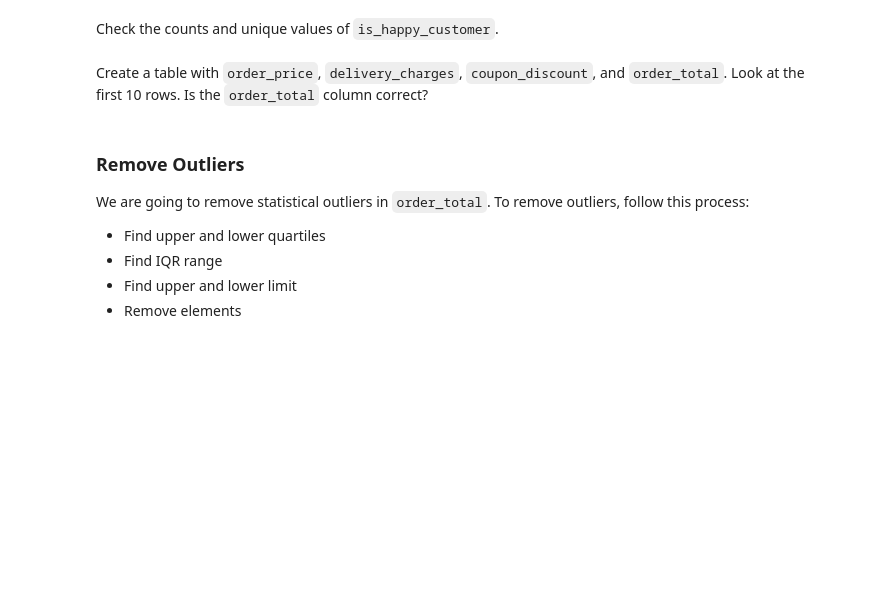
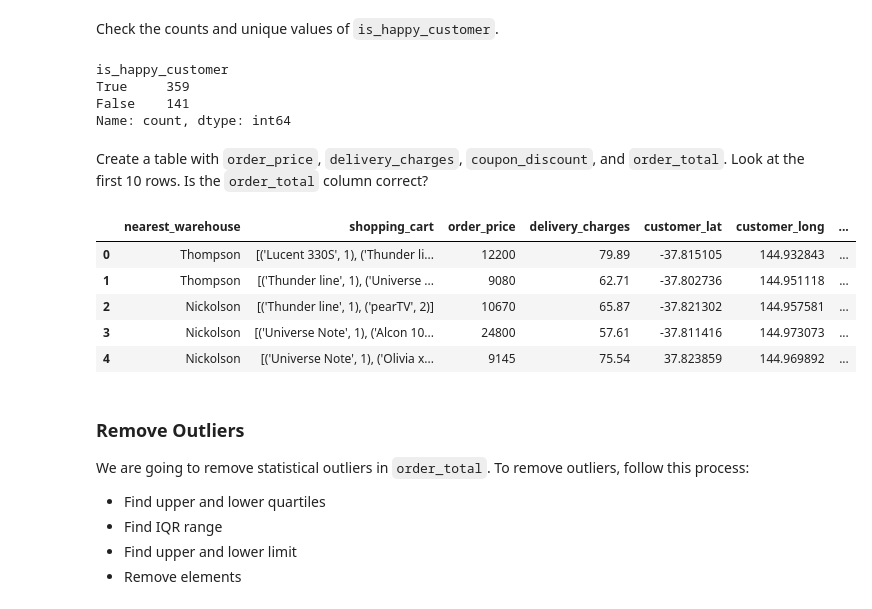
Before and after one commit to EPIC-Campus-LPS/cleaning-warehouse-data-rachelarnold123, a Jupyter notebook: Lab1.1.ipynb, the cells around one changed output. Drawn from its saved outputs; the diff is of its cells as text; code cells hidden in the pictures; blank space fills up the shorter version.

```diff
--- a/Lab1.1.ipynb
+++ b/Lab1.1.ipynb
@@ -70,4 +211,8 @@ Now, let's check what the unique values of warehouse are.
 # %% [markdown]
 Thompson and thompson should be the same, but here they are being counted as different warehouse. Similarly Nickolson and nickolson are same. Change all of the lowercase names to Title case.
+# %%
+df['nearest_warehouse'] = df['nearest_warehouse'].replace('thompson', "Thompson")
+
+df['nearest_warehouse'] = df['nearest_warehouse'].replace('nickolson', "Nickolson")
 # %% [markdown]
 Check the quantities of each warehouse.
@@ -75,8 +228,29 @@ Check the quantities of each warehouse.
 The value counts should be Thompson: 197, Nickolson: 184, Bakers: 119
 # %% [markdown]
 Check the counts and unique values of `is_happy_customer`.
+# %%
+df['is_happy_customer'].value_counts()
+# %% [output]
+is_happy_customer
+True     359
+False    141
+Name: count, dtype: int64
 # %% [markdown]
 Create a table with `order_price`, `delivery_charges`, `coupon_discount`, and `order_total`. Look at the first 10 rows. Is the `order_total` column correct?
+# %%
+df.head()
+del df['customer_id']
+del df['order_id']
+del df['date']
+#del df['order_id']
+df.head()
+# %% [output]
+|  | nearest_warehouse | shopping_cart | order_price | delivery_charges | customer_lat | customer_long | ... |
+| 0 | Thompson | [('Lucent 330S', 1), ('Thunder li... | 12200 | 79.89 | -37.815105 | 144.932843 | ... |
+| 1 | Thompson | [('Thunder line', 1), ('Universe ... | 9080 | 62.71 | -37.802736 | 144.951118 | ... |
+| 2 | Nickolson | [('Thunder line', 1), ('pearTV', 2)] | 10670 | 65.87 | -37.821302 | 144.957581 | ... |
+| 3 | Nickolson | [('Universe Note', 1), ('Alcon 10... | 24800 | 57.61 | -37.811416 | 144.973073 | ... |
+| 4 | Nickolson | [('Universe Note', 1), ('Olivia x... | 9145 | 75.54 | 37.823859 | 144.969892 | ... |
 # %% [markdown]
 ### Remove Outliers
 
```
Also changed, not shown: parts of 19 cells of this notebook.
